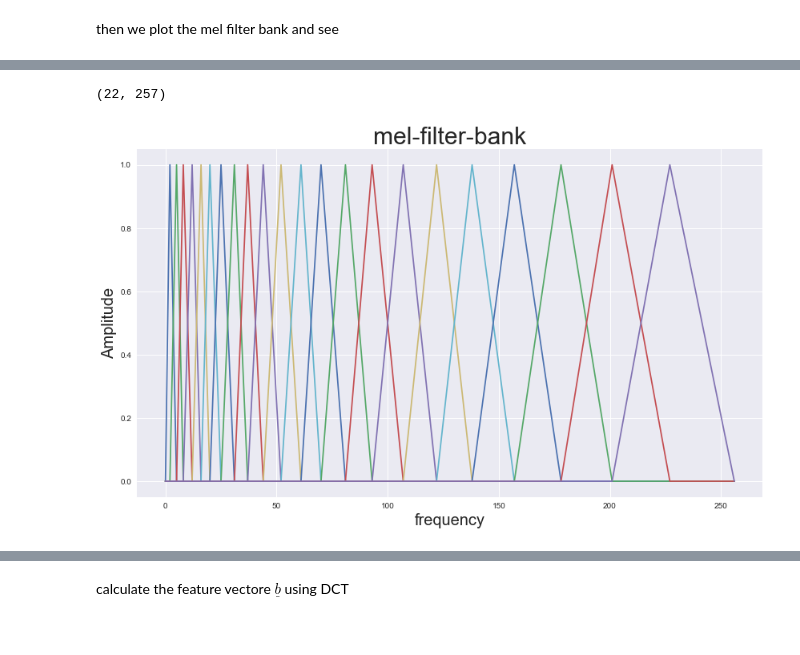
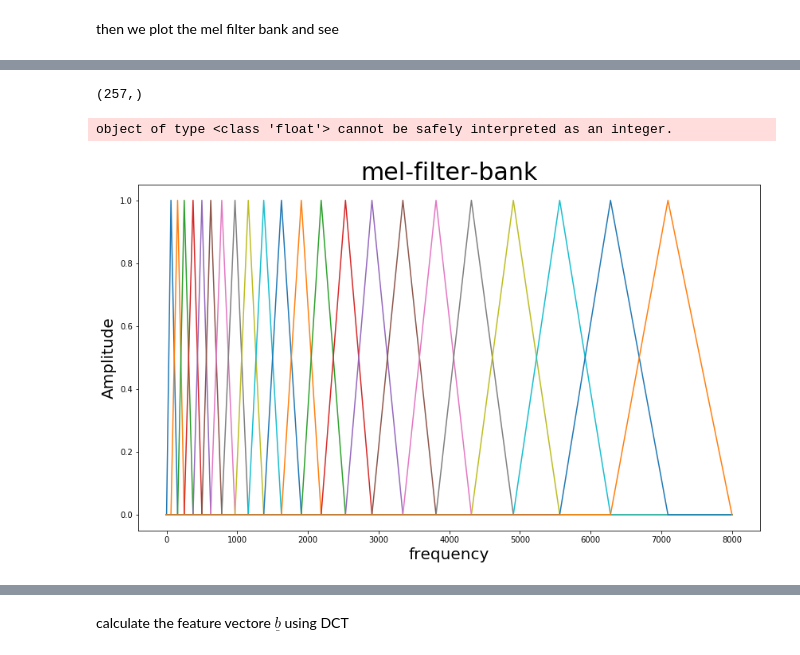
Before and after one commit to yushinliu/lab, a Jupyter notebook: task_2_version_0/Task2.ipynb, the cells around one changed output, grey strips where cells are left out. Cells and saved outputs as stored; diff of their text form; code cells hidden in the pictures.

```diff
--- a/task_2_version_0/Task2.ipynb
+++ b/task_2_version_0/Task2.ipynb
@@ -294,2 +334,31 @@ bins = np.floor((NFFT + 1) * hz_points / sample_rate)
+# %%
+def Mel_scale_inv(f_mel):
+    f_orig = 700 * (10**(f_mel / 2595) - 1)
+    return f_orig
+# %%
+#sample_rate=16000
+nfilt = 22
+def mel_filter_bank(sample_rate,NFFT,pow_frames,nfilt):
+    low_freq_mel = 0
+    #(sample_rate/2)??? because of rfft?
+    high_freq_mel = Mel_scale(sample_rate)  # Convert Hz to Mel #Mel Scale function
+    # nfilt + 2: add the boundary points
+    mel_points = np.linspace(low_freq_mel, high_freq_mel, nfilt + 2)  # Equally spaced in Mel scale
+    hz_points = Mel_scale_inv(mel_points)  # Convert Mel to Hz  # Power Spectrum # Inverse function
+    bins = np.floor((NFFT + 1) * hz_points / sample_rate)
+    # fbank = Figure 3.9 22 triangular filter set
+    fbank = np.zeros((nfilt, int(np.floor(NFFT / 2 + 1))))
+    for m in range(1, nfilt + 1):
+        f_m_minus = int(bins[m - 1])   # left
+        f_m = int(bins[m])             # center
+        f_m_plus = int(bins[m + 1])    # right
+        for k in range(f_m_minus, f_m):
+            fbank[m - 1, k] = (k - bins[m - 1]) / (bins[m] - bins[m - 1])
+        for k in range(f_m, f_m_plus):
+            fbank[m - 1, k] = (bins[m + 1] - k) / (bins[m + 1] - bins[m])
+    filter_banks = np.dot(pow_frames, fbank.T)
+    #filter_banks = np.where(filter_banks == 0, np.finfo(float).eps, filter_banks)  # Numerical Stability #np.where: return the index of filter_banks == 0
+    #filter_banks = 20 * np.log10(filter_banks)  # dB
+    return filter_banks.T,fbank,hz_points
 # %% [markdown]
 then we plot the mel filter bank and see
@@ -310 +365,3 @@ filter_banks = np.dot(pow_frames, fbank.T)
+# %%
+filter_banks,fbank,hz_points=mel_filter_bank(sample_rate,NFFT,pow_frames,nfilt)
 # %%
@@ -326,17 +371,19 @@ array([[  5.29525805e+01,   3.32416348e+01,   4.77941305e+00, ...,
 # %%
-fbank.shape
+fbank[0].shape
 # %% [output]
-(22, 257)
+(257,)
 # %%
-def mel_plot(fbank):
+def mel_plot(fbank,hz_points):
     plt.figure(figsize=(14,8))
     plt.title("mel-filter-bank",size=30)
     plt.xlabel("frequency",size=20)
     plt.ylabel("Amplitude",size=20)
+
     for i in range(fbank.shape[0]):
-        plt.plot(range(fbank.shape[1]),fbank[i])
+        plt.plot(np.linspace(0,np.int32(hz_points[-1]),(NFFT+2)/2),fbank[i])
     plt.show()
 # %%
-mel_plot(fbank)
+mel_plot(fbank,hz_points)
 # %% [output]
+object of type <class 'float'> cannot be safely interpreted as an integer.
-[figure, old version]
+[figure, new version]
```
Also changed, not shown: parts of 127 cells of this notebook, 22 other files.
